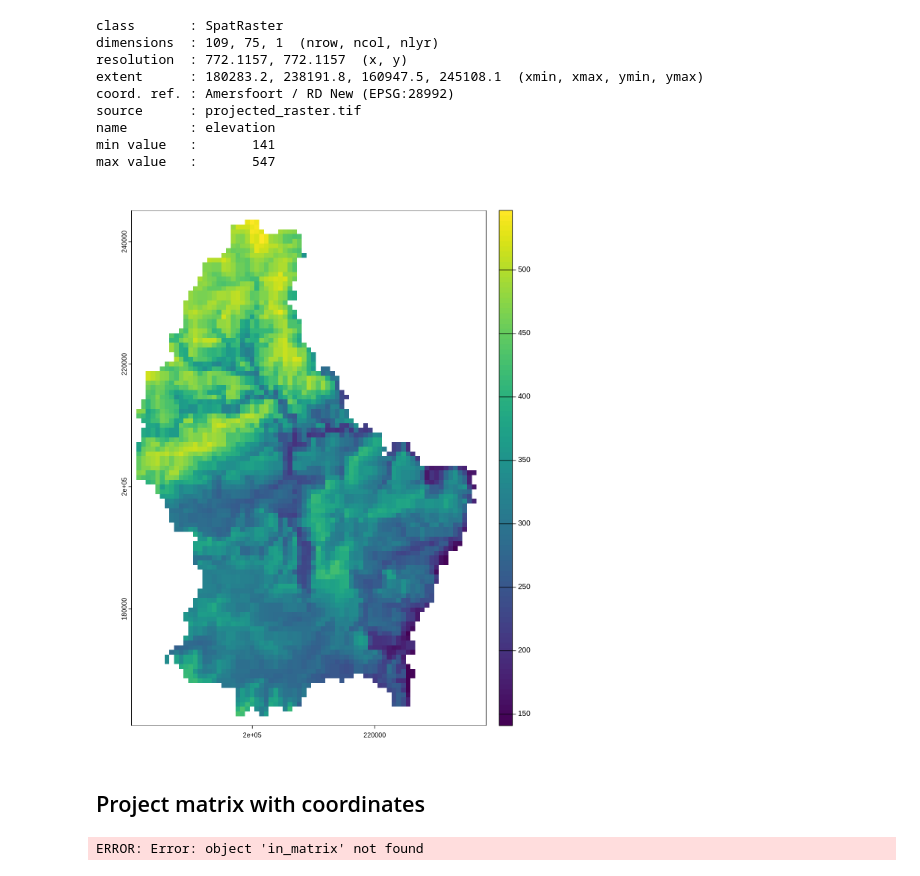
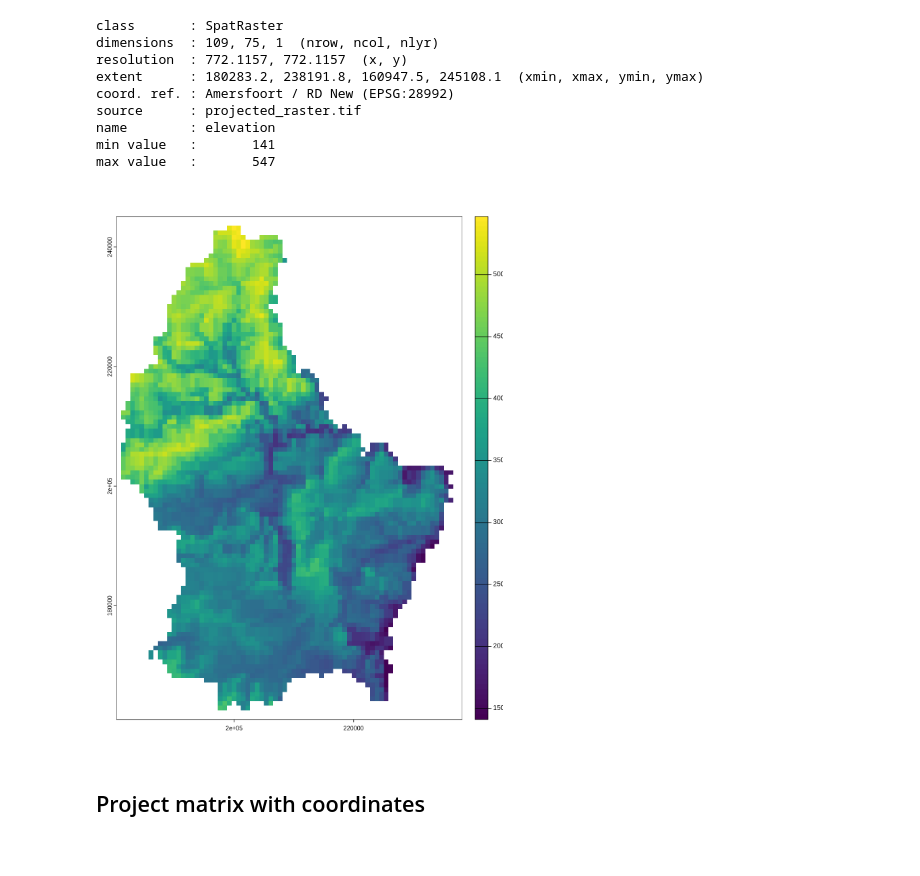
Before and after one commit to LTER-LIFE/vl-geospatial-toolbox, a Jupyter notebook: cells/projection.ipynb, the cells around one changed output. Saved outputs shown, nothing was run; the diff lists cells and outputs as text; code cells hidden in the pictures.

```diff
--- a/cells/projection.ipynb
+++ b/cells/projection.ipynb
@@ -138,11 +133,11 @@ min value   :       141
 max value   :       547
 # %%
 options(repr.plot.width = 8,
-        repr.plot.height = 10,
+        repr.plot.height = 11,
         repr.plot.res = 150)
 plot(rast(out))
 # %% [output]
-[figure, old version]
+[figure, new version]
 # %% [markdown]
 ## Project matrix with coordinates
 # %%
@@ -153,6 +148,7 @@ plot(rast(out))
 #   params:
 #    - param_crs: String
 #    - param_from: String
+#    - param_out: String
 #   outputs:
 #    - out: String
 #   dependencies:
@@ -171,5 +167,8 @@ v <- project(x       = x,
 writeVector(x         = v,
             filename  = paste0(param_out, "/projected_matrix.gpkg"),
             overwrite = TRUE)
+
+# Output
+out <- list.files(path = param_out,
+                  pattern = "projected_matrix.gpkg",
+                  full.names = TRUE)
-# %% [output]
-ERROR: Error: object 'in_matrix' not found
```
Also changed, not shown: parts of 3 cells of this notebook, 14 other files.
